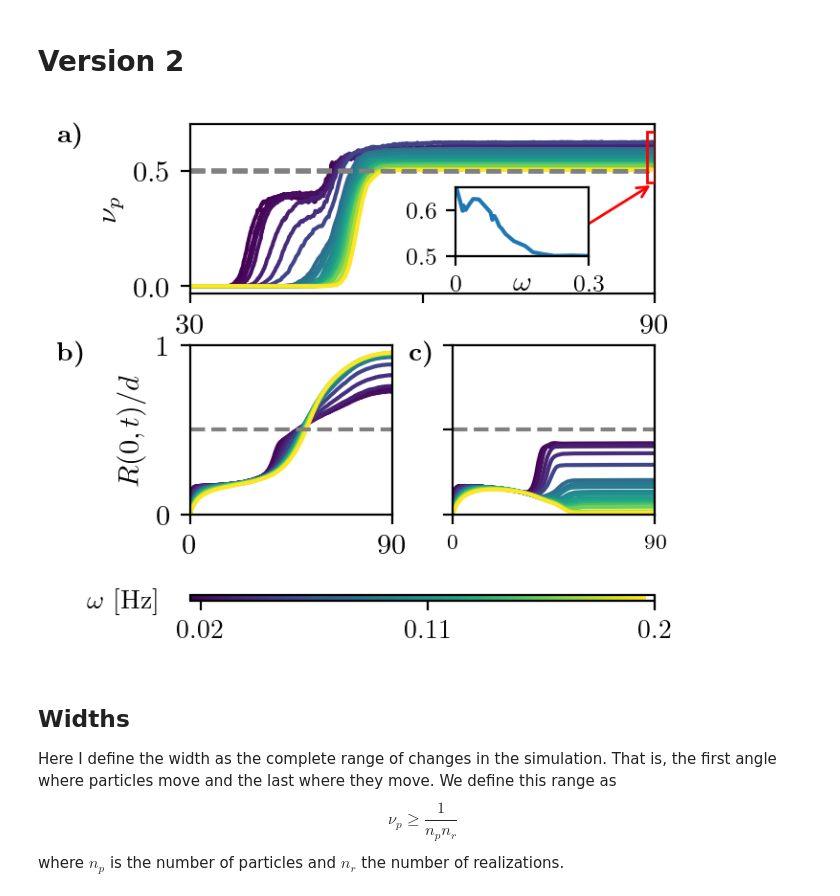
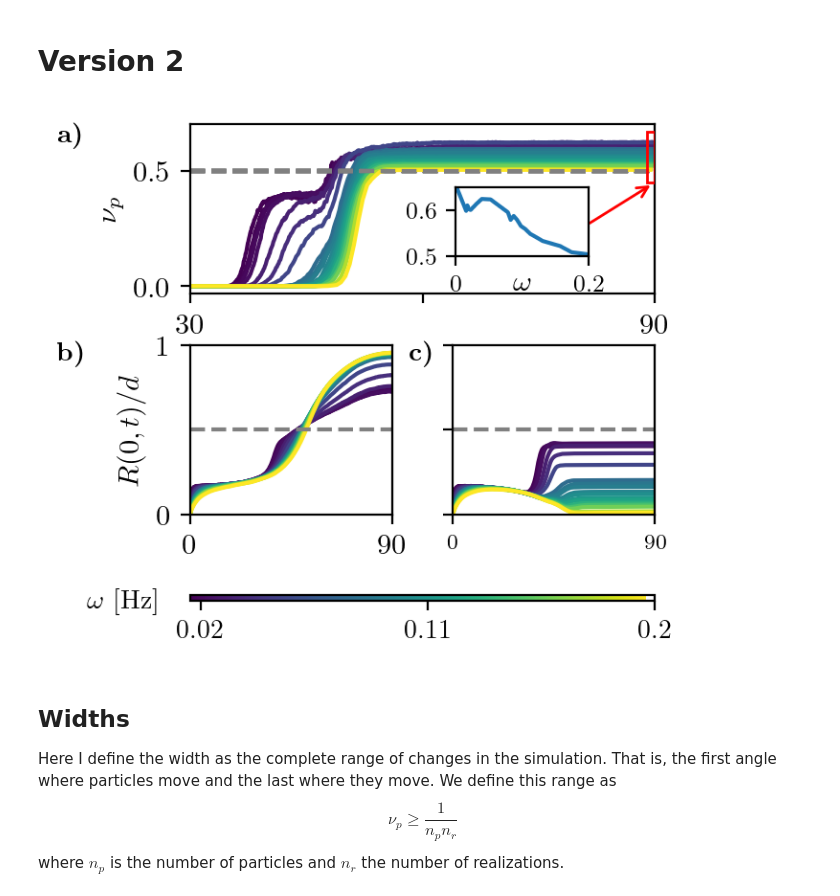
Before and after one commit to leogabac/reentrancy, a Jupyter notebook: src/notebooks/figure4.ipynb, the cells around one changed output. Cells and saved outputs as stored; diff of their text form; code cells hidden in the pictures.

```diff
--- a/src/notebooks/figure4.ipynb
+++ b/src/notebooks/figure4.ipynb
@@ -306,10 +306,10 @@ axins = fig.add_axes([0.6, 0.65, 0.2, 0.12])  # Adjust these values as needed
 axins.plot(counts_last.omega, counts_last.fractions)
 axins.set_xlabel('$\\omega$',labelpad=-10)
 axins.set_ylim(0.5, 0.65)
-axins.set_xlim(0, 0.3)
+axins.set_xlim(0, 0.2)
 
-axins.set_xticks([0,0.3])
-axins.set_xticklabels([0,0.3])
+axins.set_xticks([0,0.2])
+axins.set_xticklabels([0,0.2])
 axins.tick_params(axis='both', labelsize=9)
 
 ax.annotate('', xy=(90, 0.45), xycoords='data',
@@ -359,34 +359,34 @@ fig.subplots_adjust(left=0.2)  # Adjust the bottom space to make room for the sh
 cbar_ax = fig.add_axes([0.2, 0.05, 0.7, 0.01])  # [left, bottom, width, height]
 sm = plt.cm.ScalarMappable(cmap=cmap, norm=norm)
 sm.set_array([])  # Set an empty array to the ScalarMappable
 
 cbar = fig.colorbar(sm, cax=cbar_ax, orientation='horizontal')
 #cbar.set_label(label='$\\omega$ [Hz]', fontsize=10)
 cbar.ax.tick_params(labelsize=10)
 
 custom_ticks = np.round(np.array([min(ws), (min(ws)+max(ws)/2) ,max(ws)]),2)
 cbar.set_ticks(custom_ticks)
 cbar.set_ticklabels(custom_ticks)
 
 fig.text(0.1, 0.05, '$\\omega$ [Hz]', fontsize=10, ha='center', va='center')
 
 # ==========================================================================================================
 # SUBFIGURE TEXTS
 # ==========================================================================================================
 
 #fig.subplots_adjust(left=0.2)  # Adjust the bottom space to make room for the shared axis label
 
 fig.text(0,0.85,'\\textbf{a)}')
 fig.text(0,0.47,'\\textbf{b)}')
 fig.text(0.53,0.47,'\\textbf{c)}')
 
 plt.show()
 fig.savefig('/home/frieren/Dropbox/mnt/martensitepaper/fig4.pdf',dpi=300,bbox_inches='tight')
 fig.savefig('/home/frieren/Dropbox/mnt/martensitepaper/fig4.png',dpi=300,bbox_inches='tight')
 
 plt.show()
 # %% [output]
-[figure, old version]
+[figure, new version]
 # %% [markdown]
 ##  Widths
 Here I define the width as the complete range of changes in the simulation. That is, the first angle where particles move and the last where they move.
```
Also changed, not shown: 3 other files.
